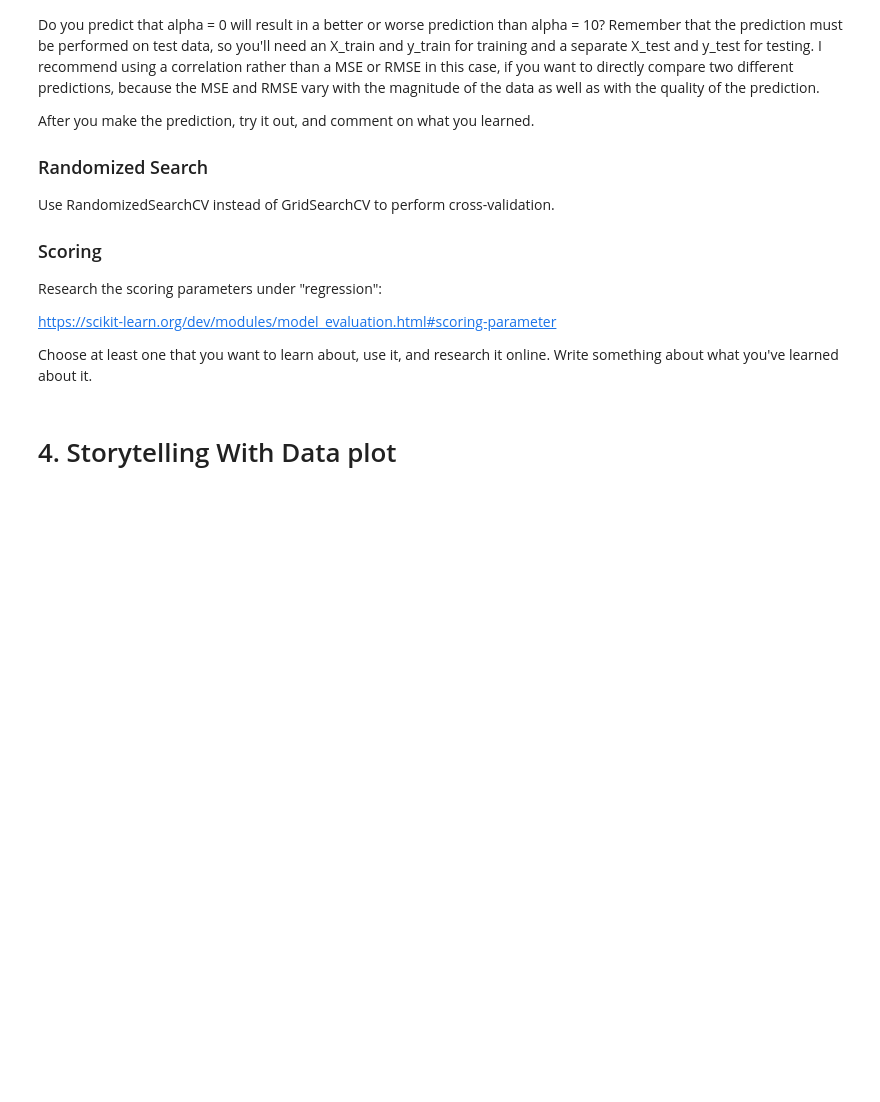
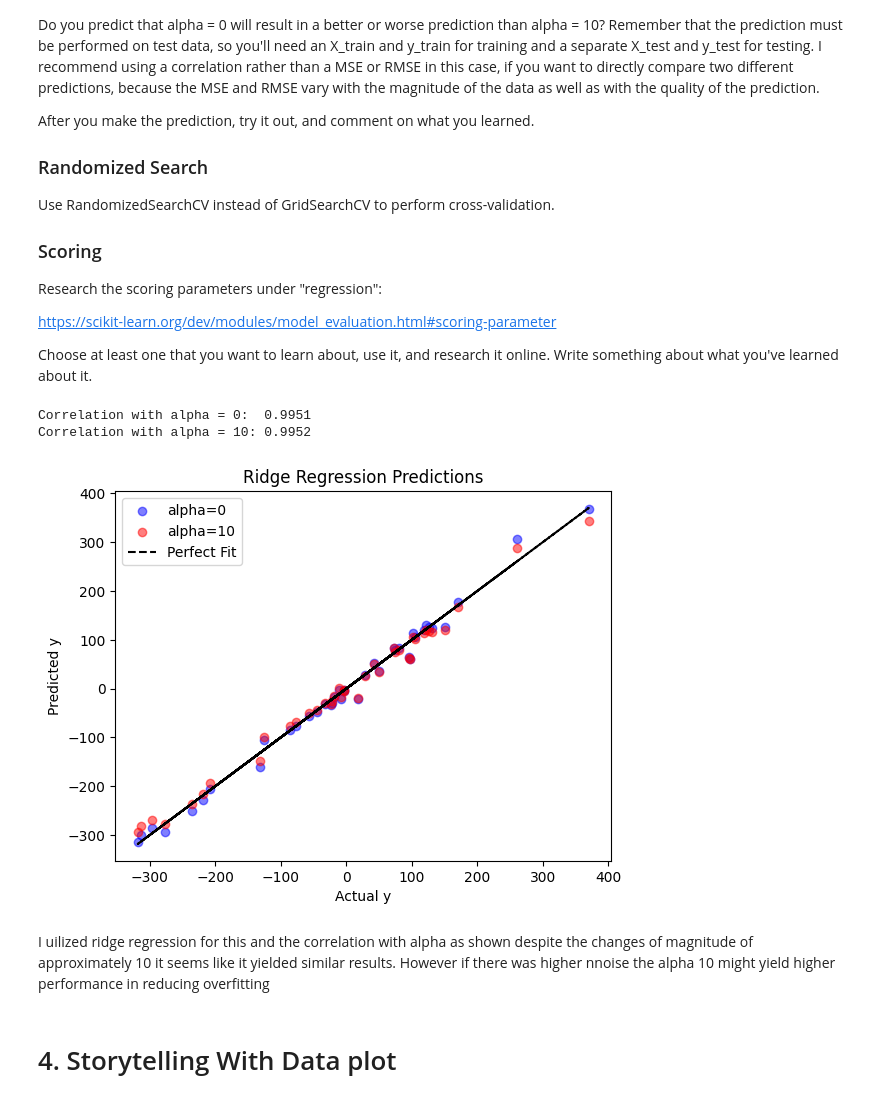
Before and after one commit to amc200092845471/Module-B-semester-2, a Jupyter notebook: Week10.ipynb, the cells around one changed output. Drawn from its saved outputs; the diff is of its cells as text; code cells hidden in the pictures; blank space fills up the shorter version.

```diff
--- a/Week10.ipynb
+++ b/Week10.ipynb
@@ -160,6 +160,53 @@ Research the scoring parameters under "regression":
 https://scikit-learn.org/dev/modules/model_evaluation.html#scoring-parameter
 
 Choose at least one that you want to learn about, use it, and research it online.  Write something about what you've learned about it.
+# %%
+import numpy as np
+import matplotlib.pyplot as plt
+from sklearn.datasets import make_regression
+from sklearn.linear_model import Ridge
+from sklearn.model_selection import train_test_split
+from scipy.stats import pearsonr
+
+# Generate synthetic data
+X, y = make_regression(n_samples=200, n_features=20, noise=15, random_state=42)
+
+# Split data
+X_train, X_test, y_train, y_test = train_test_split(X, y, test_size=0.2, random_state=42)
+
+# Train Ridge models
+ridge_0 = Ridge(alpha=0)
+ridge_10 = Ridge(alpha=10)
+
+ridge_0.fit(X_train, y_train)
+ridge_10.fit(X_train, y_train)
+
+# Make predictions
+y_pred_0 = ridge_0.predict(X_test)
+y_pred_10 = ridge_10.predict(X_test)
+
+# Calculate correlation
+corr_0, _ = pearsonr(y_test, y_pred_0)
+corr_10, _ = pearsonr(y_test, y_pred_10)
+
+print(f"Correlation with alpha = 0:  {corr_0:.4f}")
+print(f"Correlation with alpha = 10: {corr_10:.4f}")
+
+# Optional: plot
+plt.scatter(y_test, y_pred_0, alpha=0.5, label="alpha=0", color="blue")
+plt.scatter(y_test, y_pred_10, alpha=0.5, label="alpha=10", color="red")
+plt.plot(y_test, y_test, 'k--', label="Perfect Fit")
+plt.xlabel("Actual y")
+plt.ylabel("Predicted y")
+plt.title("Ridge Regression Predictions")
+plt.legend()
+plt.show()
+# %% [output]
+Correlation with alpha = 0:  0.9951
+Correlation with alpha = 10: 0.9952
+[figure, added]
+# %% [markdown]
+I uilized ridge regression for this and the correlation with alpha as shown despite the changes of magnitude of approximately 10 it seems like it yielded similar results. However if there was higher nnoise the alpha 10 might yield higher performance in reducing overfitting
 # %% [markdown]
 # 4. Storytelling With Data plot
 # %% [markdown]
```
Also changed, not shown: 1 other file.
